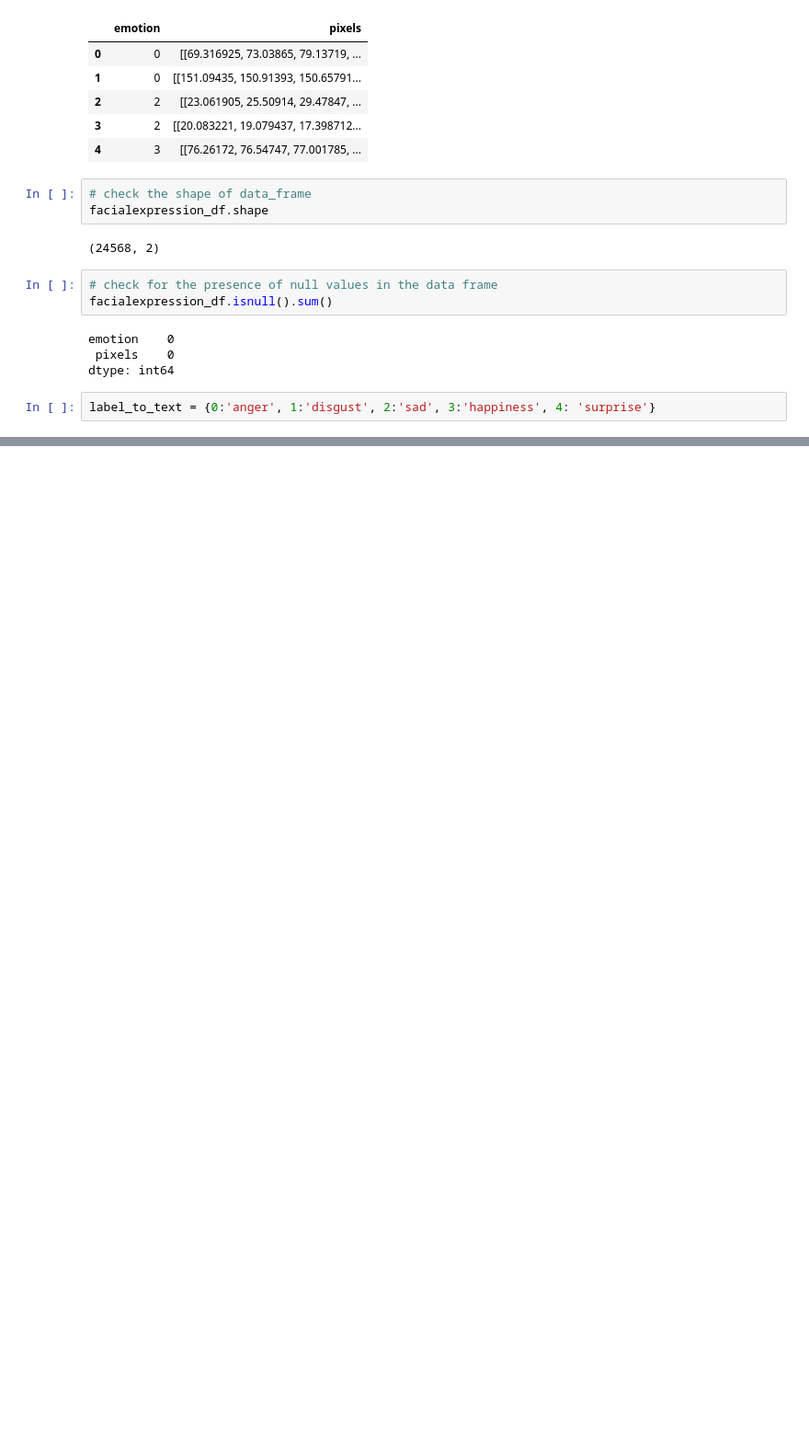
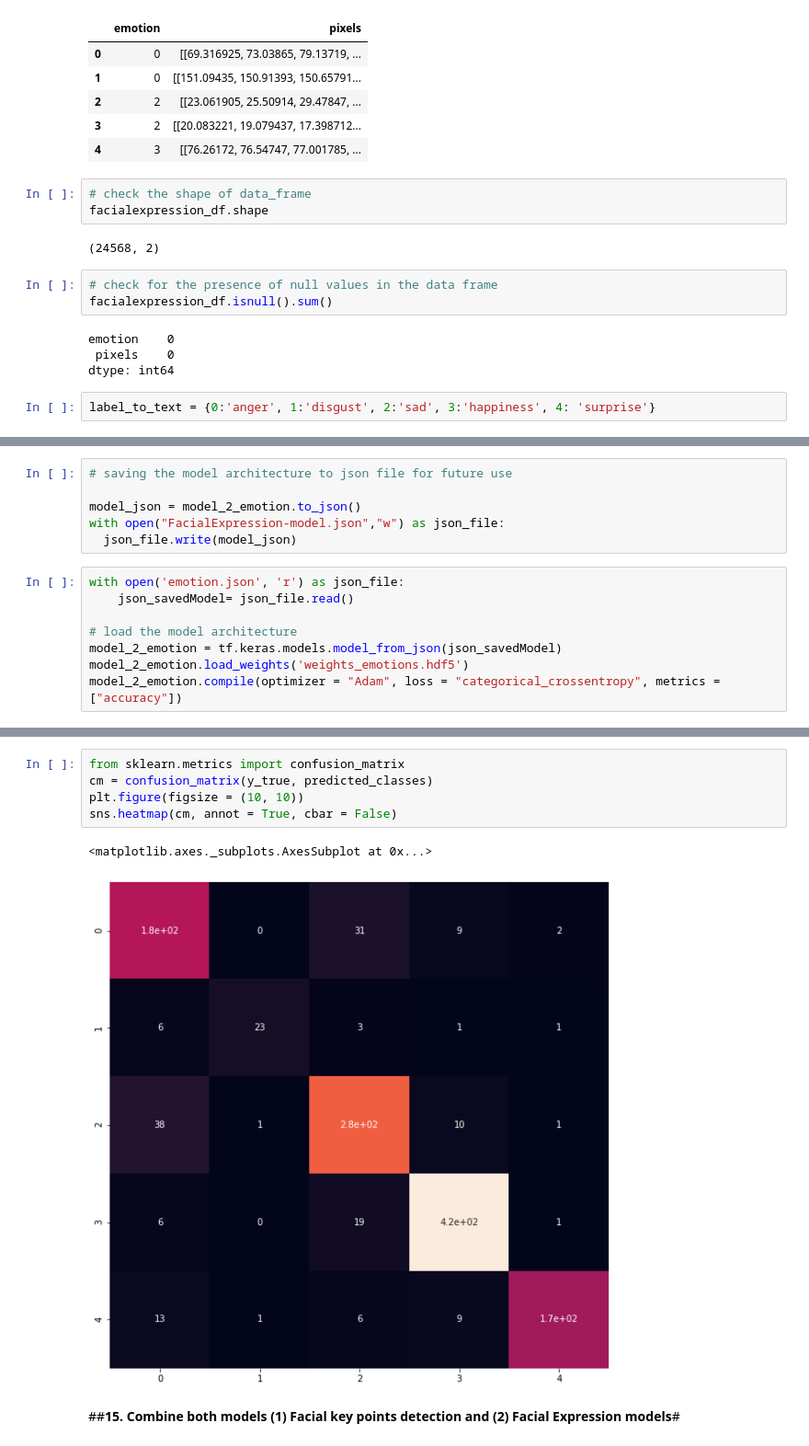
Before and after one commit to Abhinavs476/Emotion-AI, a Jupyter notebook: EmotionAI.ipynb, the cells around one changed output, grey strips where cells are left out. Shown at 92% size. Drawn from its saved outputs; the diff is of its cells as text; blank space fills up the shorter version.

```diff
--- a/EmotionAI.ipynb
+++ b/EmotionAI.ipynb
@@ -582,0 +859,14 @@ label_to_text = {0:'anger', 1:'disgust', 2:'sad', 3:'happiness', 4: 'surprise'}
+# %%
+# saving the model architecture to json file for future use
+
+model_json = model_2_emotion.to_json()
+with open("FacialExpression-model.json","w") as json_file:
+  json_file.write(model_json)
+# %%
+with open('emotion.json', 'r') as json_file:
+    json_savedModel= json_file.read()
+
+# load the model architecture
+model_2_emotion = tf.keras.models.model_from_json(json_savedModel)
+model_2_emotion.load_weights('weights_emotions.hdf5')
+model_2_emotion.compile(optimizer = "Adam", loss = "categorical_crossentropy", metrics = ["accuracy"])
@@ -582,0 +914,10 @@ label_to_text = {0:'anger', 1:'disgust', 2:'sad', 3:'happiness', 4: 'surprise'}
+# %%
+from sklearn.metrics import confusion_matrix
+cm = confusion_matrix(y_true, predicted_classes)
+plt.figure(figsize = (10, 10))
+sns.heatmap(cm, annot = True, cbar = False)
+# %% [output]
+<matplotlib.axes._subplots.AxesSubplot at 0x...>
+[figure, added]
+# %% [markdown]
+##**15. Combine both models (1) Facial key points detection and (2) Facial Expression models**#
```
Also changed, not shown: parts of 72 cells of this notebook.
